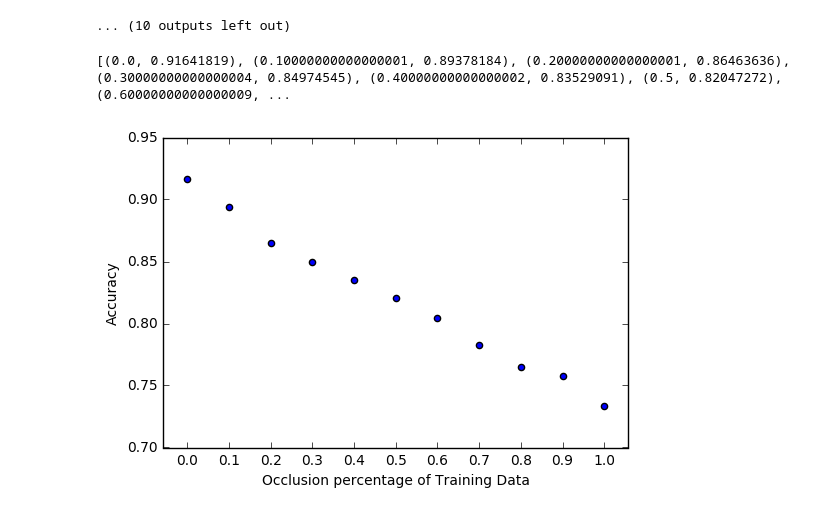
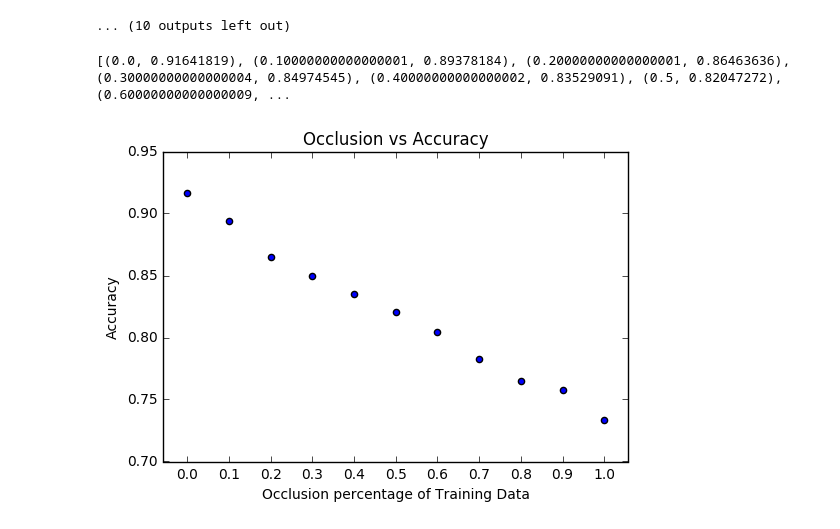
Before and after one commit to VincentRoest/capstone, a Jupyter notebook: Image_manipulation.ipynb, the cells around one changed output. Saved outputs shown, nothing was run; the diff lists cells and outputs as text; code cells hidden in the pictures.

```diff
--- a/Image_manipulation.ipynb
+++ b/Image_manipulation.ipynb
@@ -469,12 +469,16 @@ accuracies_occ = eval_occluded_data(occ_percs, digits, labels)
 ... (10 outputs left out)
 # %%
 print accuracies_occ
+plt.title('Occlusion vs Accuracy')
 plt.xlabel('Occlusion percentage of Training Data')
 plt.ylabel('Accuracy')
 plt.xticks(sorted(occ_percs))
 plt.legend(loc=3)
 plt.scatter(*zip(*accuracies_occ)) # or plot for line
+plt.savefig('occlusion.png')
+
+
 plt.show()
 # %% [output]
 [(0.0, 0.91641819), (0.10000000000000001, 0.89378184), (0.20000000000000001, 0.86463636), (0.30000000000000004, 0.84974545), (0.40000000000000002, 0.83529091), (0.5, 0.82047272), (0.60000000000000009, ...
-[figure, old version]
+[figure, new version]
```
Also changed, not shown: parts of 2 cells of this notebook, 4 other files.
